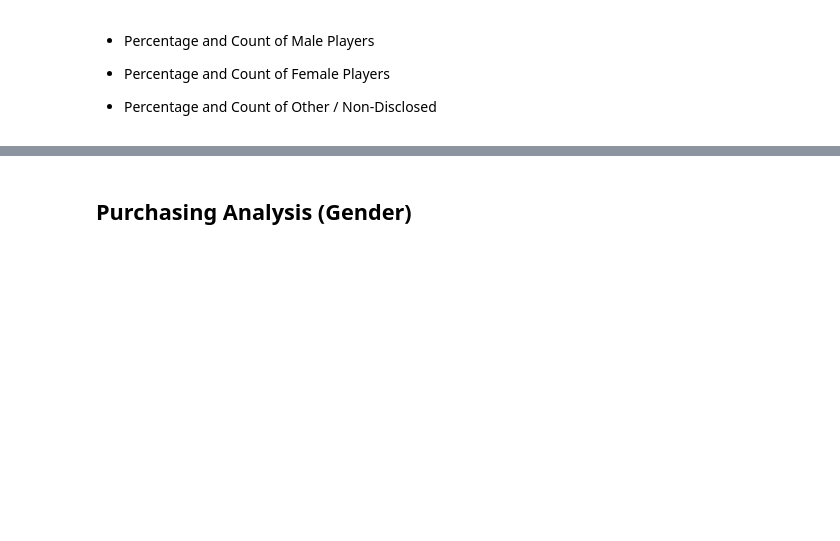
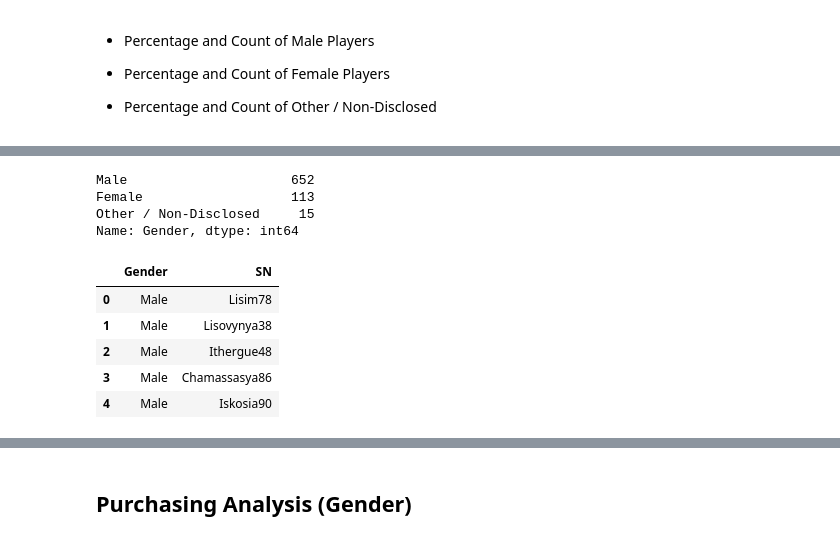
Before and after one commit to jennneth/pandas-challenge, a Jupyter notebook: HeroesofPymoli/HeroesOfPymoli_starter.ipynb, the cells around one changed output, grey strips where cells are left out. Drawn from its saved outputs; the diff is of its cells as text; code cells hidden in the pictures; blank space fills up the shorter version.

```diff
--- a/HeroesofPymoli/HeroesOfPymoli_starter.ipynb
+++ b/HeroesofPymoli/HeroesOfPymoli_starter.ipynb
@@ -96,0 +99,20 @@ analysis_df
+# %%
+#check all the possible values for gender
+purchase_data["Gender"].value_counts()
+# %% [output]
+Male                     652
+Female                   113
+Other / Non-Disclosed     15
+Name: Gender, dtype: int64
+# %%
+#what if...
+#create a df with unique list of SN and gender
+all_user_df = purchase_data[["Gender","SN"]]
+all_user_df.head()
+# %% [output]
+|  | Gender | SN |
+| 0 | Male | Lisim78 |
+| 1 | Male | Lisovynya38 |
+| 2 | Male | Ithergue48 |
+| 3 | Male | Chamassasya86 |
+| 4 | Male | Iskosia90 |
```
Also changed, not shown: parts of 11 cells of this notebook.
